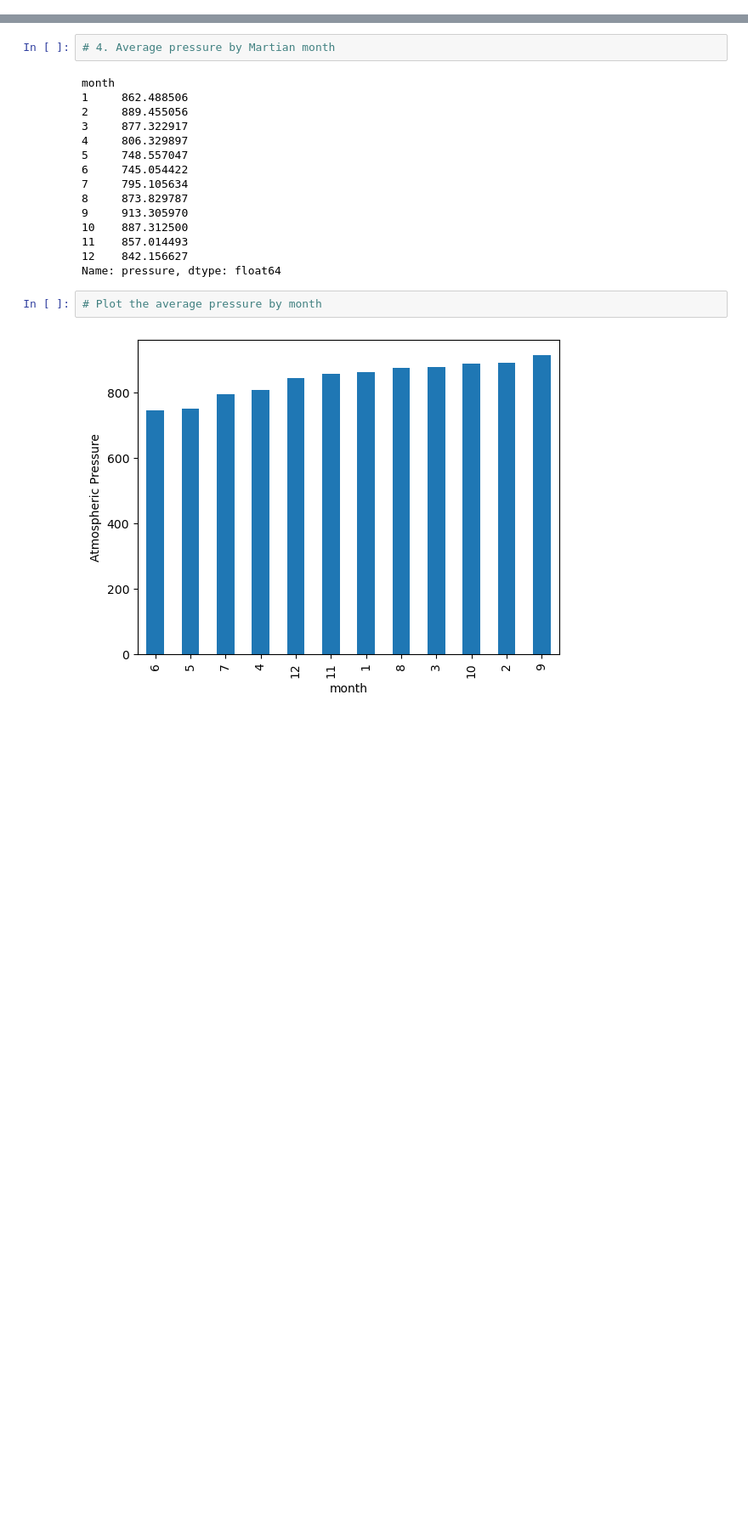
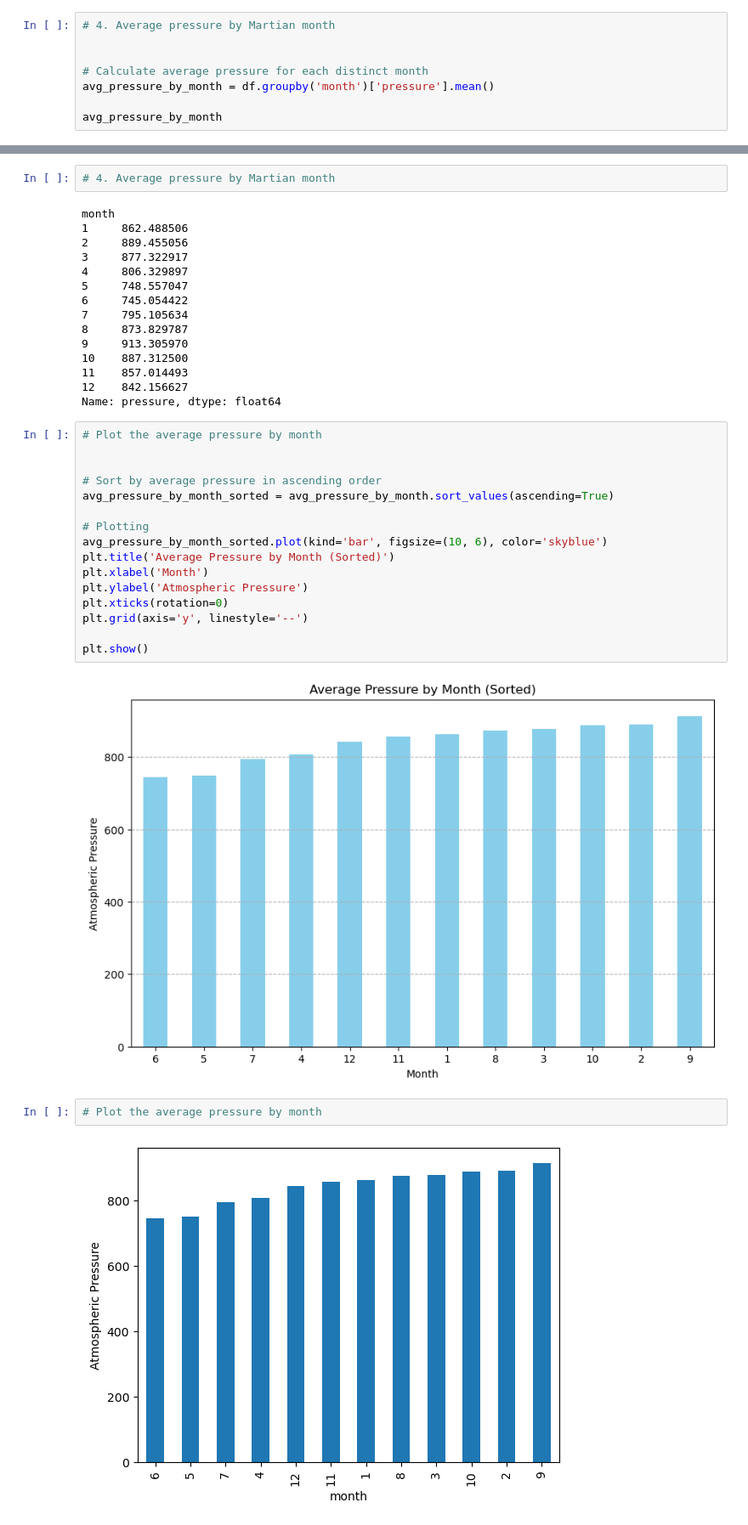
Before and after one commit to MarkOlsonMN/web-browse-scrape-challenge, a Jupyter notebook: mars_news_weather/part_2_mars_weather.ipynb, the cells around one changed output, grey strips where cells are left out. Shown at 85% size. Drawn from its saved outputs; the diff is of its cells as text; blank space fills up the shorter version.

```diff
--- a/mars_news_weather/part_2_mars_weather.ipynb
+++ b/mars_news_weather/part_2_mars_weather.ipynb
@@ -289,3 +385,11 @@ Name: min_temp, dtype: float64
 # Identify the coldest and hottest months in Curiosity's location
 # %% [output]
 [figure]
+# %%
+# 4. Average pressure by Martian month
+
+
+# Calculate average pressure for each distinct month
+avg_pressure_by_month = df.groupby('month')['pressure'].mean()
+
+avg_pressure_by_month
@@ -306,6 +425,24 @@ month
 11    857.014493
 12    842.156627
 Name: pressure, dtype: float64
+# %%
+# Plot the average pressure by month
+
+
+# Sort by average pressure in ascending order
+avg_pressure_by_month_sorted = avg_pressure_by_month.sort_values(ascending=True)
+
+# Plotting
+avg_pressure_by_month_sorted.plot(kind='bar', figsize=(10, 6), color='skyblue')
+plt.title('Average Pressure by Month (Sorted)')
+plt.xlabel('Month')
+plt.ylabel('Atmospheric Pressure')
+plt.xticks(rotation=0)
+plt.grid(axis='y', linestyle='--')
+
+plt.show()
+# %% [output]
+[figure, added]
 # %%
 # Plot the average pressure by month
 # %% [output]
```
Also changed, not shown: parts of 11 cells of this notebook, 1 other file.
